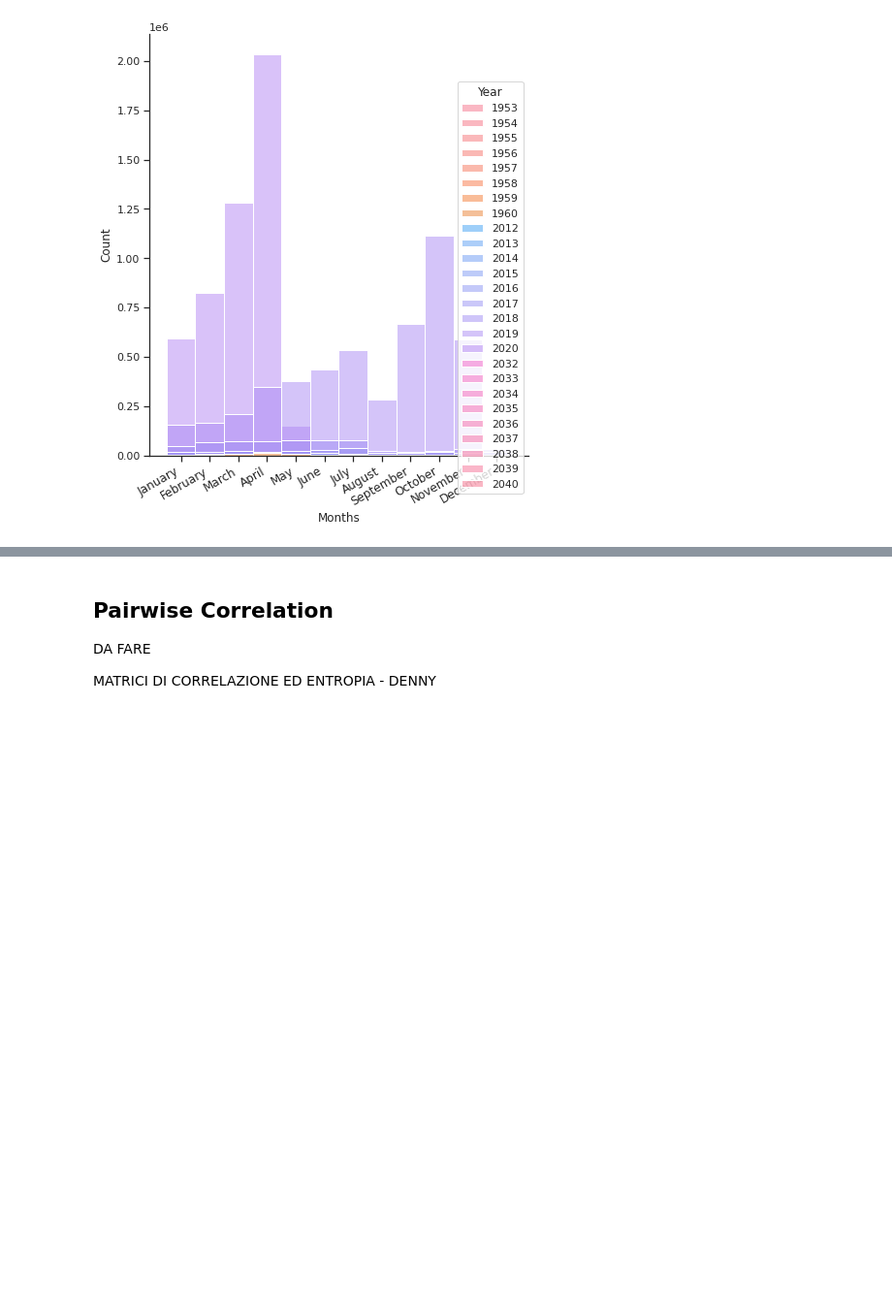
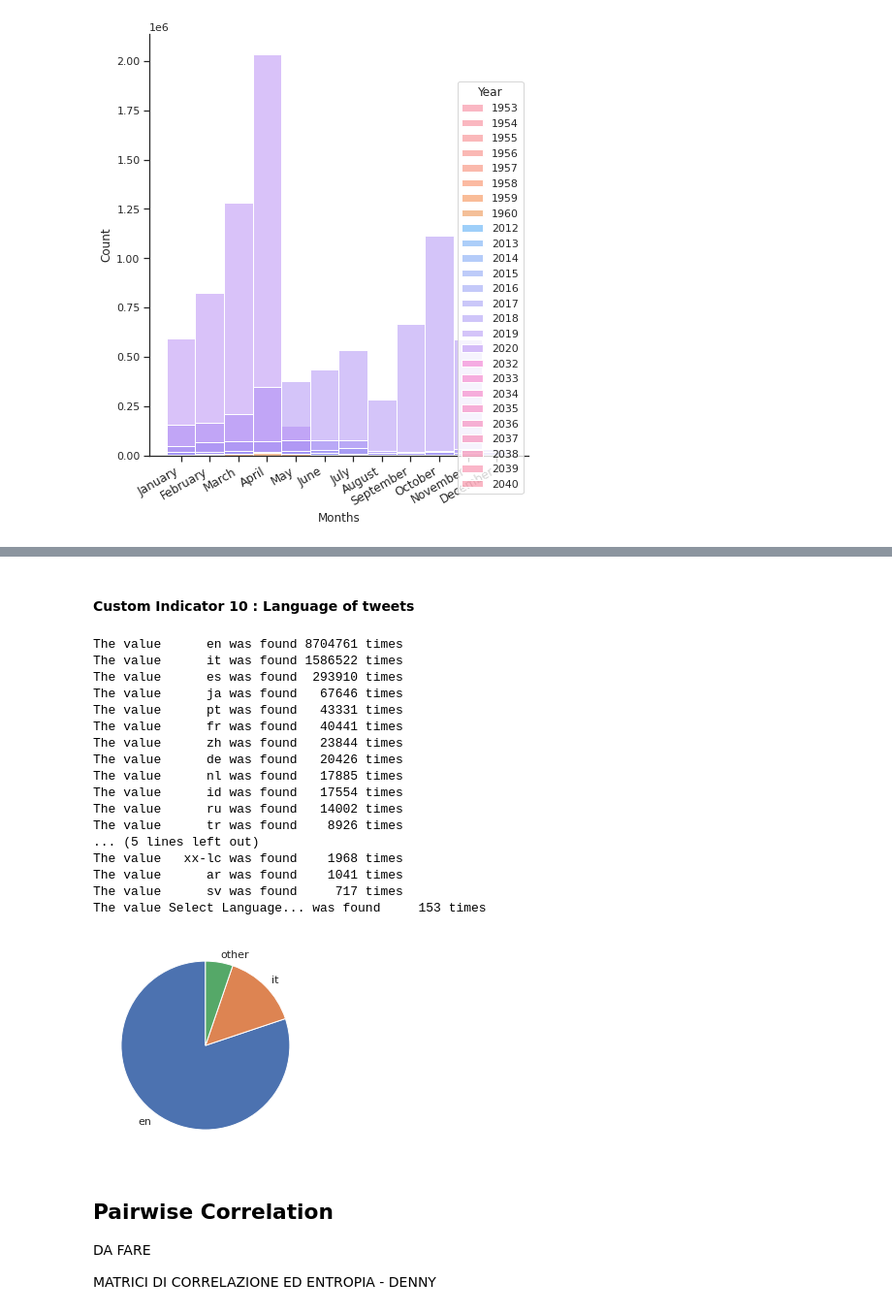
Before and after one commit to Sopralapanca/DM-twitter-dataset-analysis, a Jupyter notebook: DataMining_project.ipynb, the cells around one changed output, grey strips where cells are left out. Shown: that part at 97% size. Drawn from its saved outputs; the diff is of its cells as text; code cells hidden in the pictures; blank space fills up the shorter version.

```diff
--- a/DataMining_project.ipynb
+++ b/DataMining_project.ipynb
@@ -672,3 +831,39 @@ plt.show()
+# %% [markdown]
+#### Custom Indicator 10 : Language of tweets
+# %%
+labels = ["en","it","other"]
+sizes = [0,0,0]
+
+for i,(val, cnt) in enumerate(merged_df['lang'].value_counts().iteritems()):
+    print('The value {:>7} was found {:>7} times '.format(*[val, cnt]))
+    if(val=="en" or val=="it"):
+      sizes[i] = cnt
+    else:
+      sizes[2] += cnt
+
+fig1, ax1 = plt.subplots()
+ax1.pie(sizes, labels=labels, startangle=90)
+
+plt.show()
+# %% [output]
+The value      en was found 8704761 times
+The value      it was found 1586522 times
+The value      es was found  293910 times
+The value      ja was found   67646 times
+The value      pt was found   43331 times
+The value      fr was found   40441 times
+The value      zh was found   23844 times
+The value      de was found   20426 times
+The value      nl was found   17885 times
+The value      id was found   17554 times
+The value      ru was found   14002 times
+The value      tr was found    8926 times
+... (5 lines left out)
+The value   xx-lc was found    1968 times
+The value      ar was found    1041 times
+The value      sv was found     717 times
+The value Select Language... was found     153 times
+[figure, added]
 # %% [markdown]
 ## Pairwise Correlation
 DA FARE
```
Also changed, not shown: parts of 97 cells of this notebook.
